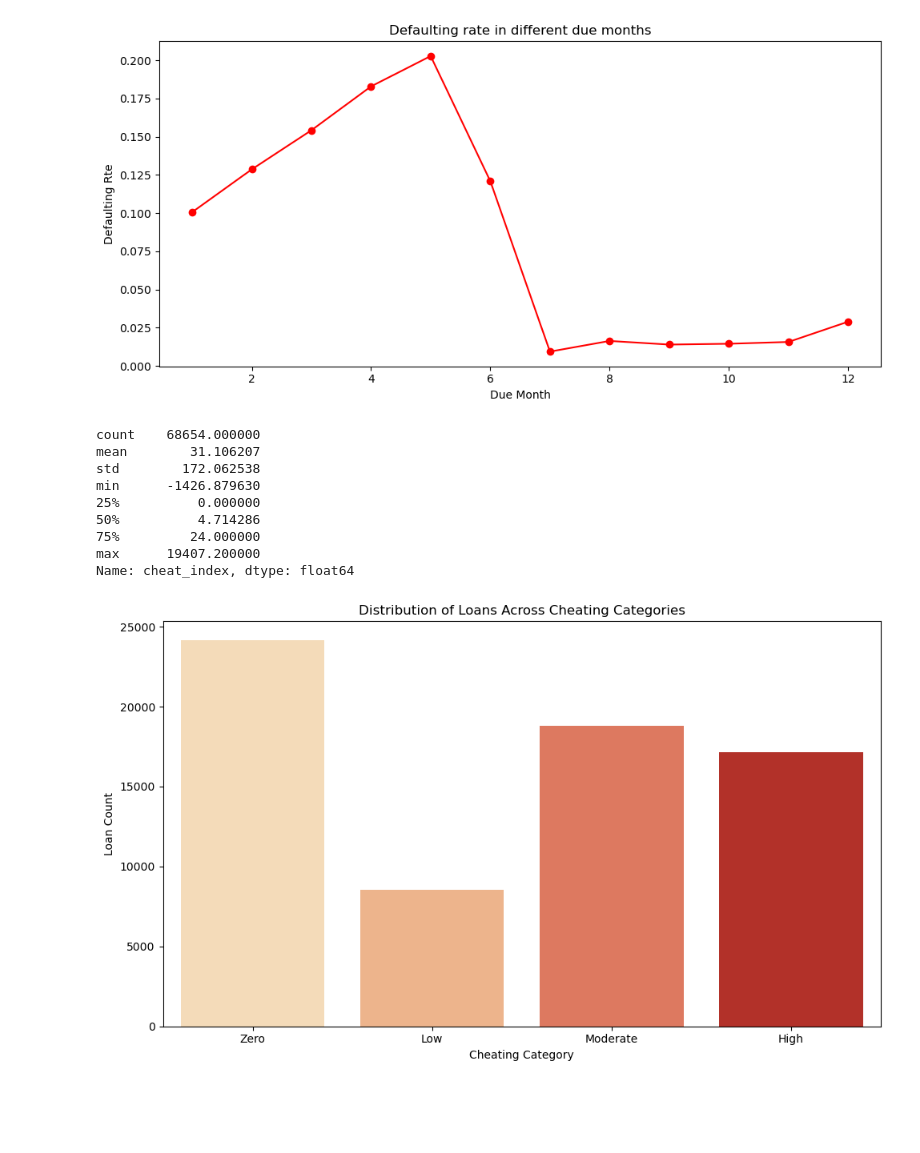
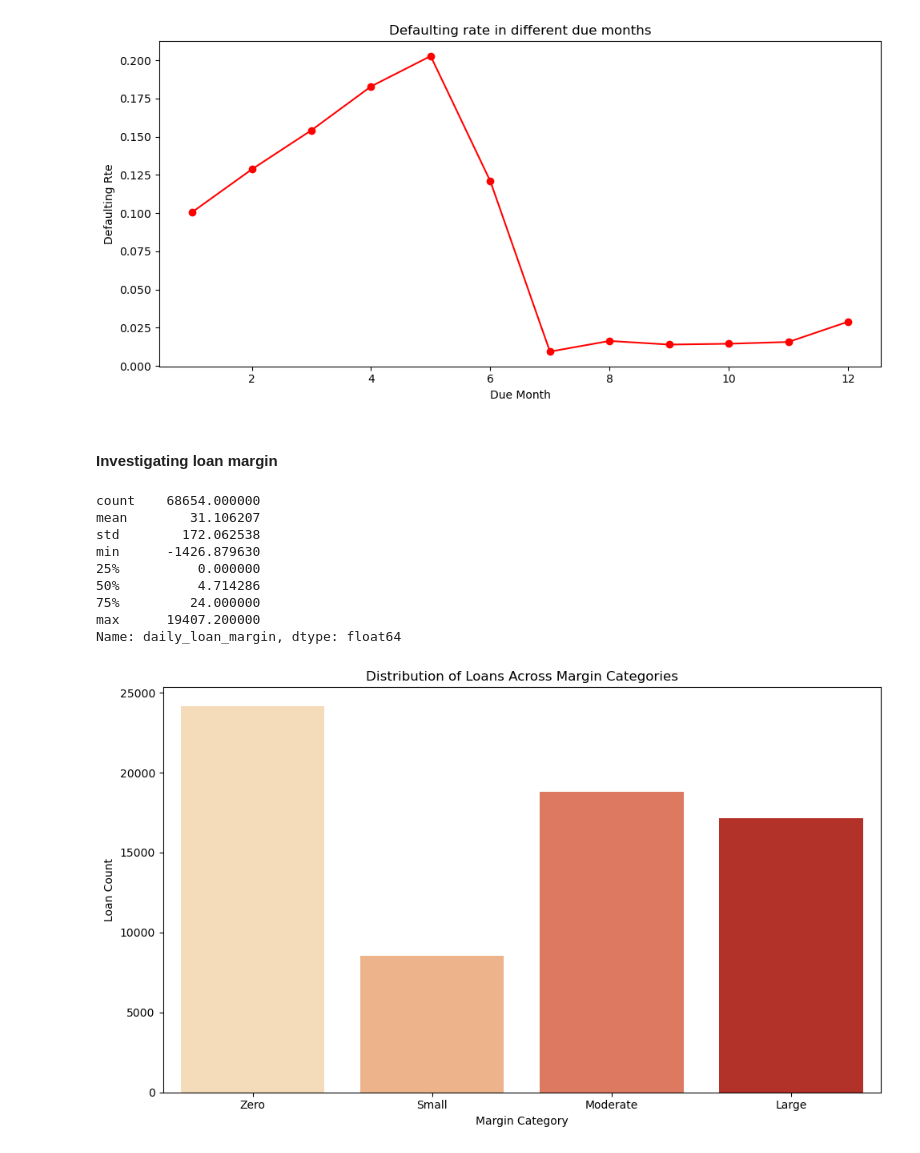
Before and after one commit to Lamerck/credit_score, a Jupyter notebook: creditmodel.ipynb, the cells around one changed output. Cells and saved outputs as stored; diff of their text form; code cells hidden in the pictures; blank space fills up the shorter version.

```diff
--- a/creditmodel.ipynb
+++ b/creditmodel.ipynb
@@ -999,9 +1027,13 @@ max      11288.223938
 Name: interest_rate, dtype: float64
 # %%
 # Define the bins and labels
+#'Negative/Zero is <= 0'
+#Low is 1-40%'
+#Medium is 41-142%'
+#'High is >142%'
 bins = [-float('inf'), 0, 40, 142, float('inf')]
-labels = ['Negative/Zero', 'Low (1-40%)', 'Medium (41-142%)', 'High (>142%)']
+labels = ['Negative/Zero', 'Low', 'Medium', 'High']
 df['interest_rate_bin'] = pd.cut(df['interest_rate'], bins=bins, labels=labels)
-df = df[['id', 'customer_id', 'country_id', 'tbl_loan_id', 'lender_id',	'loan_type', 'total_amount', 'total_amount_to_repay', 'interest_rate', 'interest_rate_bin', 'disbursement_date', 'due_date', 'duration', 'amount_funded_by_lender', 'lender_portion_funded', 'lender_portion_to_be_repaid', 'new_versus_repeat', 'target']]
+df = df[['id', 'customer_id', 'country_id', 'tbl_loan_id', 'lender_id',	'loan_type', 'loan_risk', 'total_amount', 'total_amount_to_repay', 'interest_rate', 'interest_rate_bin', 'disbursement_date', 'due_date', 'duration', 'amount_funded_by_lender', 'lender_portion_funded', 'lender_portion_to_be_repaid', 'new_versus_repeat', 'target']]
 df.head()
 # %% [output]
@@ -1494,10 +1526,11 @@ plt.savefig('monthly_defaulting2.png', dpi=400, bbox_inches='tight' )
 plt.show()
 # %% [output]
 [figure]
+# %% [markdown]
+#### Investigating loan margin
 # %%
-#cheating index
-df['cheat_index'] = ((df['total_amount_to_repay'] - df['total_amount']) / df['duration'])
-print(df['cheat_index'].describe())
+df['daily_loan_margin'] = ((df['total_amount_to_repay'] - df['total_amount']) / df['duration'])
+print(df['daily_loan_margin'].describe())
 # %% [output]
 count    68654.000000
 mean        31.106207
@@ -1507,20 +1540,20 @@ min      -1426.879630
 50%          4.714286
 75%         24.000000
 max      19407.200000
-Name: cheat_index, dtype: float64
+Name: daily_loan_margin, dtype: float64
-# %%
-bins2 = [-float('inf'), 0, 4, 24, float('inf')]
-labels2 = ['Zero', 'Low', 'Moderate', 'High']
-df['cheat_category'] = pd.cut(df['cheat_index'], bins=bins2, labels=labels2)
+# %%
+bins2 = [-float('inf'), 0, 4, 24, float('inf')]
+labels2 = ['Zero', 'Small', 'Moderate', 'Large']
+df['margin_category'] = pd.cut(df['daily_loan_margin'], bins=bins2, labels=labels2)
 # %%
-category_count = df['cheat_category'].value_counts().reset_index()
+category_count = df['margin_category'].value_counts().reset_index()
 plt.figure(figsize=(10, 6))
-sns.barplot(data=category_count, x='cheat_category', y='count', hue='cheat_category', palette='OrRd')
-plt.title('Distribution of Loans Across Cheating Categories', fontsize=12)
-plt.xlabel('Cheating Category', fontsize=10)
+sns.barplot(data=category_count, x='margin_category', y='count', hue='margin_category', palette='OrRd')
+plt.title('Distribution of Loans Across Margin Categories', fontsize=12)
+plt.xlabel('Margin Category', fontsize=10)
 plt.ylabel('Loan Count', fontsize=10)
 plt.tight_layout()
 plt.show()
 # %% [output]
-[figure, old version]
+[figure, new version]
 # %%
```
Also changed, not shown: parts of 26 cells of this notebook.
